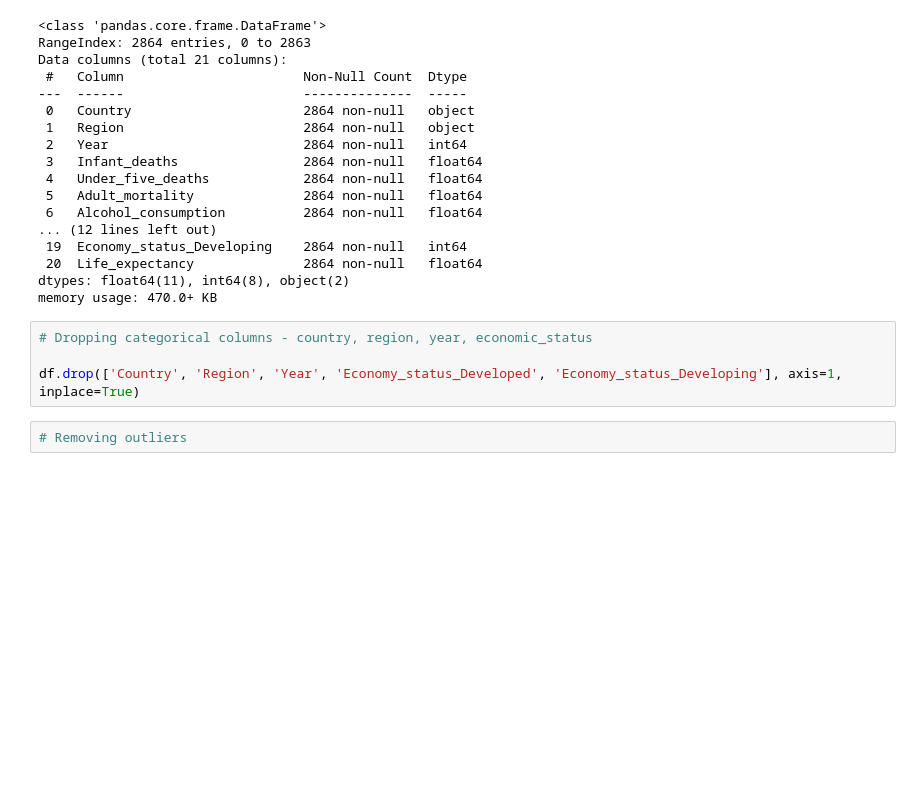
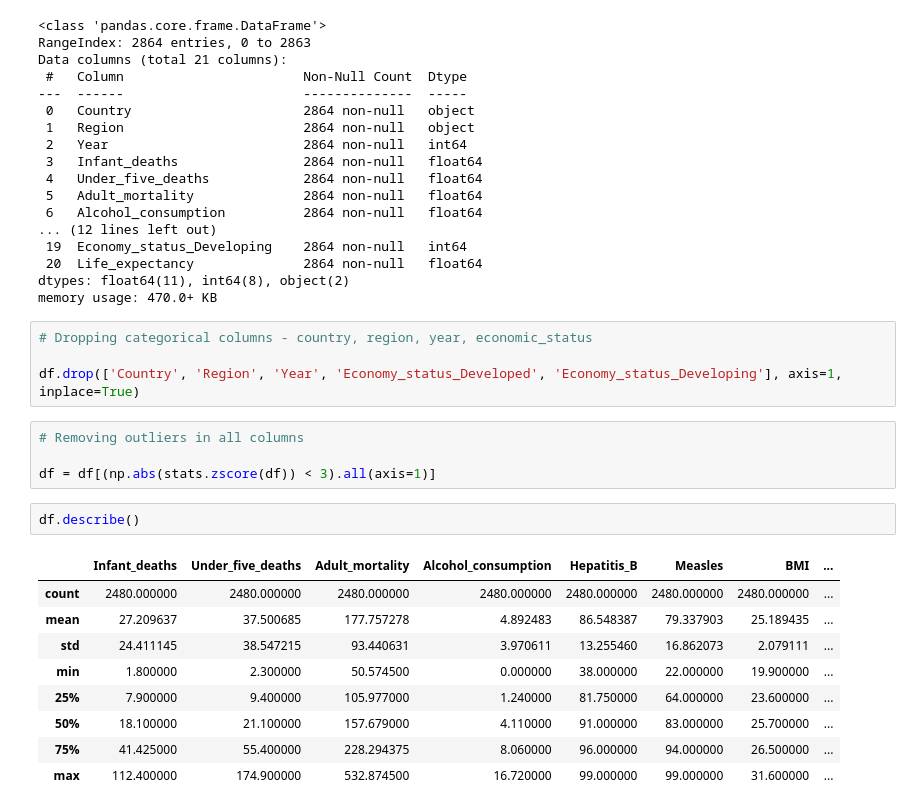
Before and after one commit to anj1704/Electrical-Grid-Stability-Simulated-Data-Analysis, a Jupyter notebook: processing.ipynb, the cells around one changed output. Drawn from its saved outputs; the diff is of its cells as text; blank space fills up the shorter version.

```diff
--- a/processing.ipynb
+++ b/processing.ipynb
@@ -77,5 +87,19 @@ memory usage: 470.0+ KB
 # Dropping categorical columns - country, region, year, economic_status
 
 df.drop(['Country', 'Region', 'Year', 'Economy_status_Developed', 'Economy_status_Developing'], axis=1, inplace=True)
-# %%
-# Removing outliers
+# %%
+# Removing outliers in all columns
+
+df = df[(np.abs(stats.zscore(df)) < 3).all(axis=1)]
+# %%
+df.describe()
+# %% [output]
+|  | Infant_deaths | Under_five_deaths | Adult_mortality | Alcohol_consumption | Hepatitis_B | Measles | BMI | ... |
+| count | 2480.000000 | 2480.000000 | 2480.000000 | 2480.000000 | 2480.000000 | 2480.000000 | 2480.000000 | ... |
+| mean | 27.209637 | 37.500685 | 177.757278 | 4.892483 | 86.548387 | 79.337903 | 25.189435 | ... |
+| std | 24.411145 | 38.547215 | 93.440631 | 3.970611 | 13.255460 | 16.862073 | 2.079111 | ... |
+| min | 1.800000 | 2.300000 | 50.574500 | 0.000000 | 38.000000 | 22.000000 | 19.900000 | ... |
+| 25% | 7.900000 | 9.400000 | 105.977000 | 1.240000 | 81.750000 | 64.000000 | 23.600000 | ... |
+| 50% | 18.100000 | 21.100000 | 157.679000 | 4.110000 | 91.000000 | 83.000000 | 25.700000 | ... |
+| 75% | 41.425000 | 55.400000 | 228.294375 | 8.060000 | 96.000000 | 94.000000 | 26.500000 | ... |
+| max | 112.400000 | 174.900000 | 532.874500 | 16.720000 | 99.000000 | 99.000000 | 31.600000 | ... |
```
Also changed, not shown: parts of 9 cells of this notebook.
